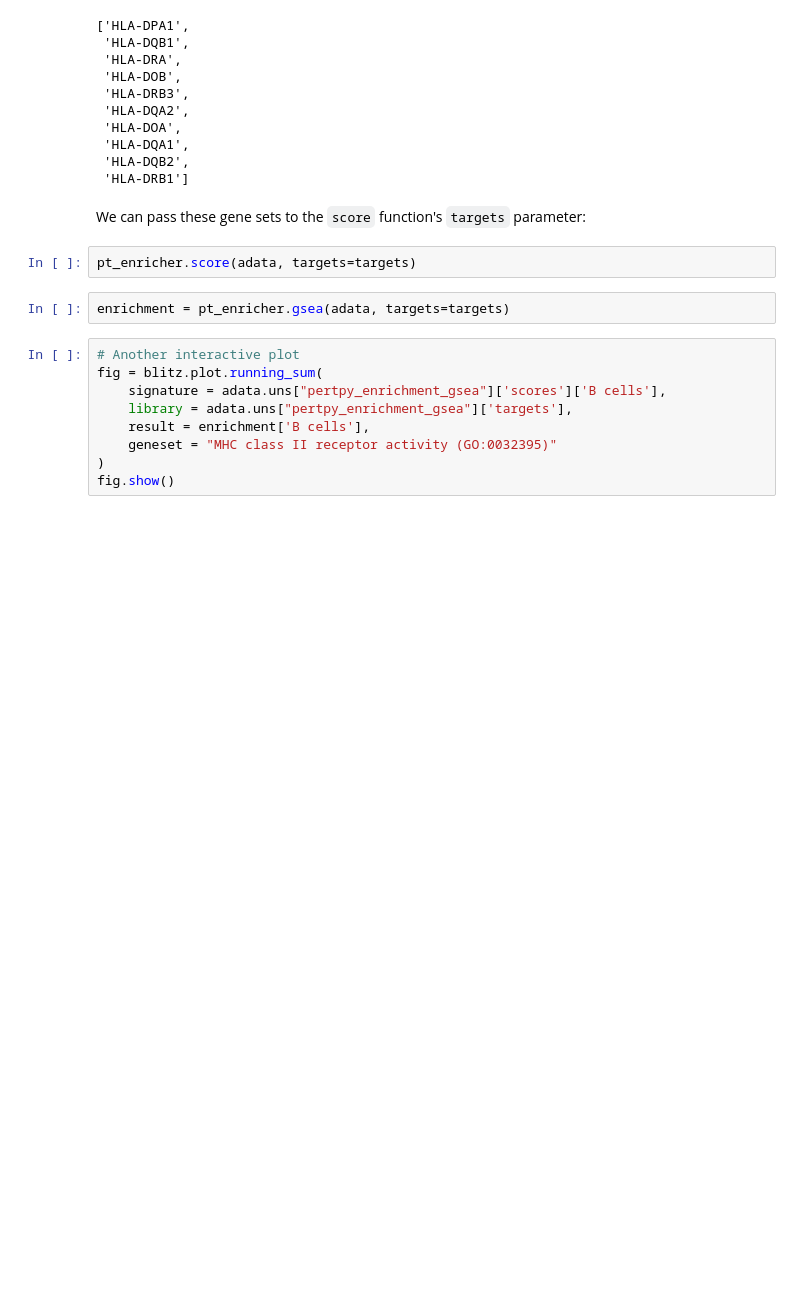
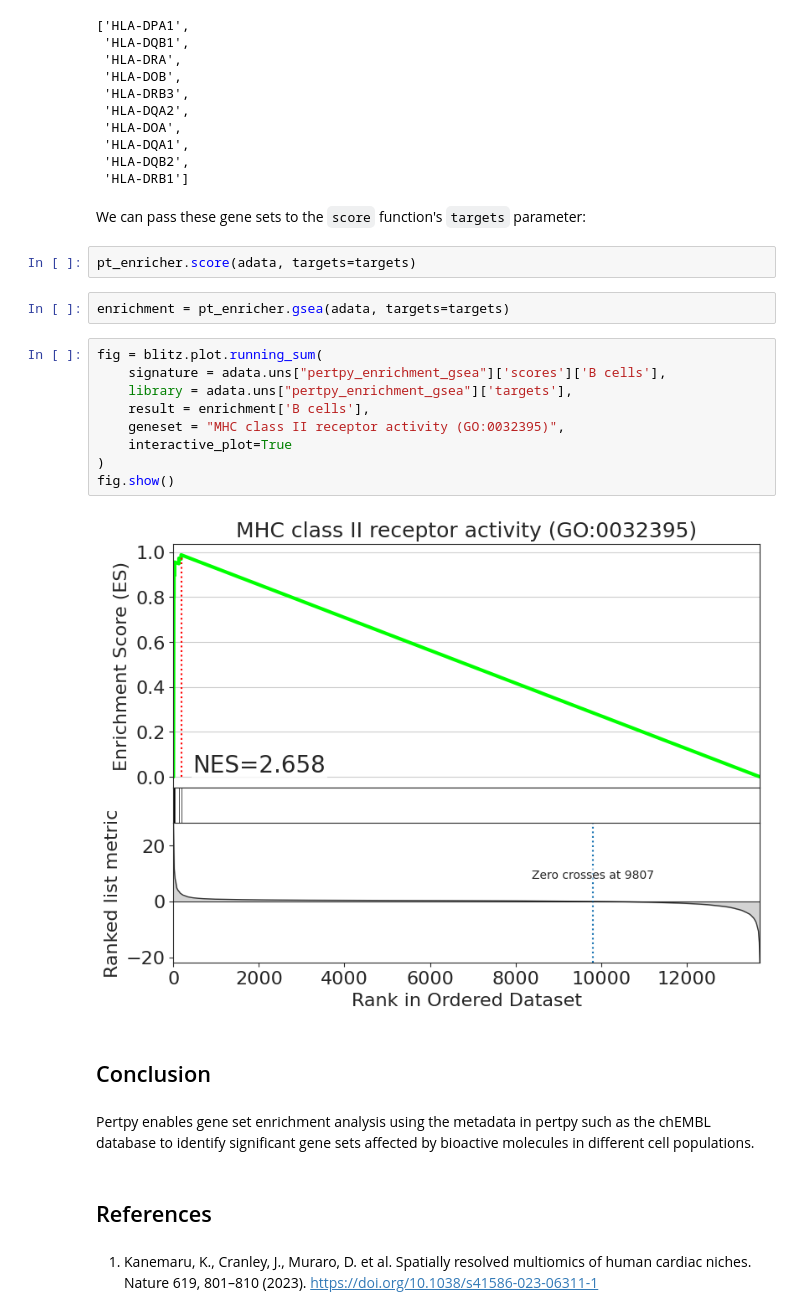
Before and after one commit to scverse/pertpy-tutorials, a Jupyter notebook: enrichment.ipynb, the cells around one changed output. Cells and saved outputs as stored; diff of their text form; blank space fills up the shorter version.

```diff
--- a/enrichment.ipynb
+++ b/enrichment.ipynb
@@ -158,11 +169,21 @@ pt_enricher.score(adata, targets=targets)
 # %%
 enrichment = pt_enricher.gsea(adata, targets=targets)
 # %%
-# Another interactive plot
 fig = blitz.plot.running_sum(
     signature = adata.uns["pertpy_enrichment_gsea"]['scores']['B cells'],
     library = adata.uns["pertpy_enrichment_gsea"]['targets'],
     result = enrichment['B cells'],
-    geneset = "MHC class II receptor activity (GO:0032395)"
+    geneset = "MHC class II receptor activity (GO:0032395)",
+    interactive_plot=True
 )
 fig.show()
+# %% [output]
+[figure, added]
+# %% [markdown]
+## Conclusion
+# %% [markdown]
+Pertpy enables gene set enrichment analysis using the metadata in pertpy such as the chEMBL database to identify significant gene sets affected by bioactive molecules in different cell populations.
+# %% [markdown]
+## References
+# %% [markdown]
+1. Kanemaru, K., Cranley, J., Muraro, D. et al. Spatially resolved multiomics of human cardiac niches. Nature 619, 801–810 (2023). https://doi.org/10.1038/s41586-023-06311-1
```
Also changed, not shown: parts of 4 cells of this notebook, 12 other files.
